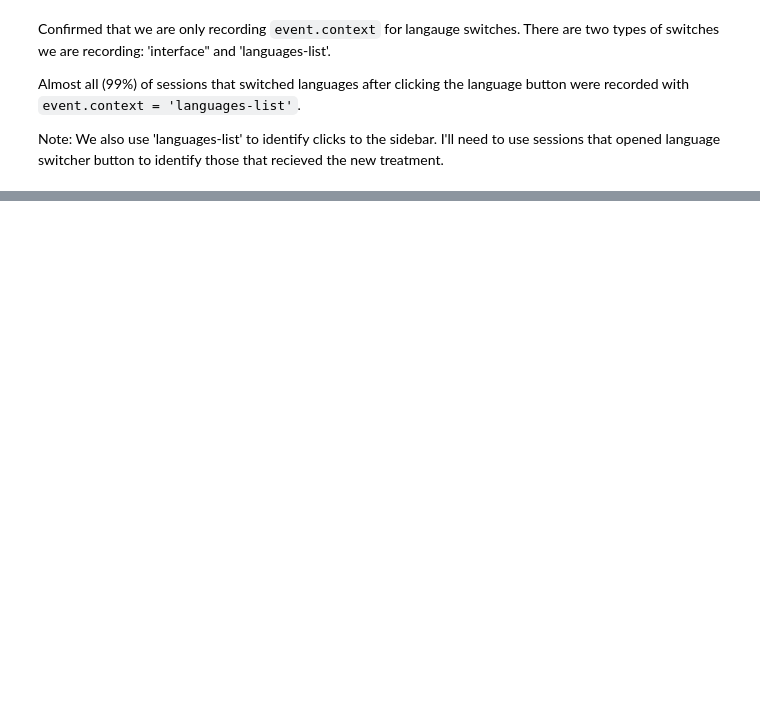
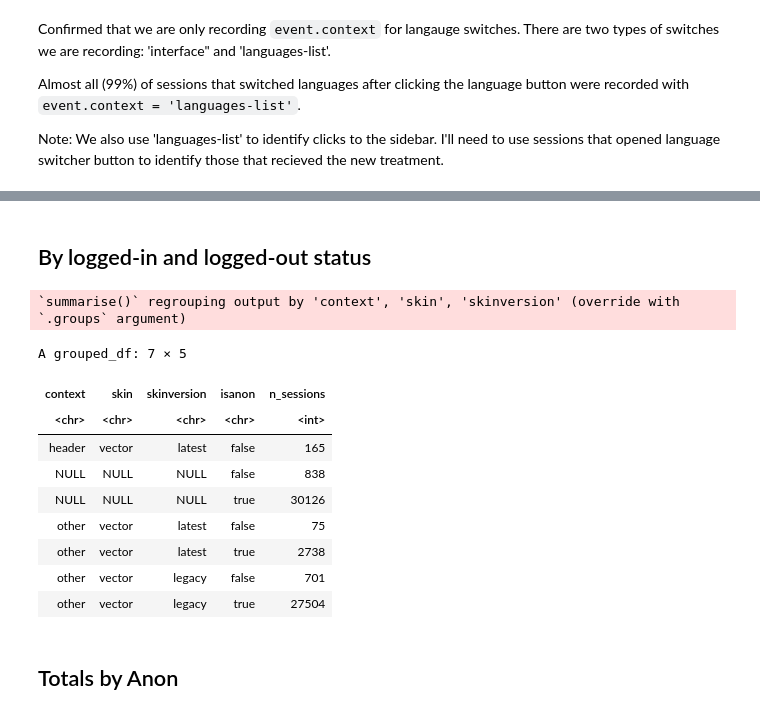
Before and after one commit to wikimedia-research/Language-Switching-Analysis-2021, a Jupyter notebook: QA/post_deployment_qa.ipynb, the cells around one changed output, grey strips where cells are left out. Saved outputs shown, nothing was run; the diff lists cells and outputs as text; code cells hidden in the pictures; blank space fills up the shorter version.

```diff
--- a/QA/post_deployment_qa.ipynb
+++ b/QA/post_deployment_qa.ipynb
@@ -727,0 +807,23 @@ Note: We also use 'languages-list' to identify clicks to the sidebar. I'll need
+# %% [markdown]
+## By logged-in and logged-out status
+# %%
+lang_button_switch_events_byisanon <- lang_button_events %>%
+    filter(date >= '2021-06-08') %>% # date fix deployed
+    group_by(context, skin, skinversion, isanon) %>%
+    summarise(n_sessions = n_distinct(web_session_id))
+
+lang_button_switch_events_byisanon
+# %% [output]
+`summarise()` regrouping output by 'context', 'skin', 'skinversion' (override with `.groups` argument)
+A grouped_df: 7 × 5
+| context | skin | skinversion | isanon | n_sessions |
+| <chr> | <chr> | <chr> | <chr> | <int> |
+| header | vector | latest | false | 165 |
+| NULL | NULL | NULL | false | 838 |
+| NULL | NULL | NULL | true | 30126 |
+| other | vector | latest | false | 75 |
+| other | vector | latest | true | 2738 |
+| other | vector | legacy | false | 701 |
+| other | vector | legacy | true | 27504 |
+# %% [markdown]
+## Totals by Anon
```
Also changed, not shown: parts of 66 cells of this notebook.
